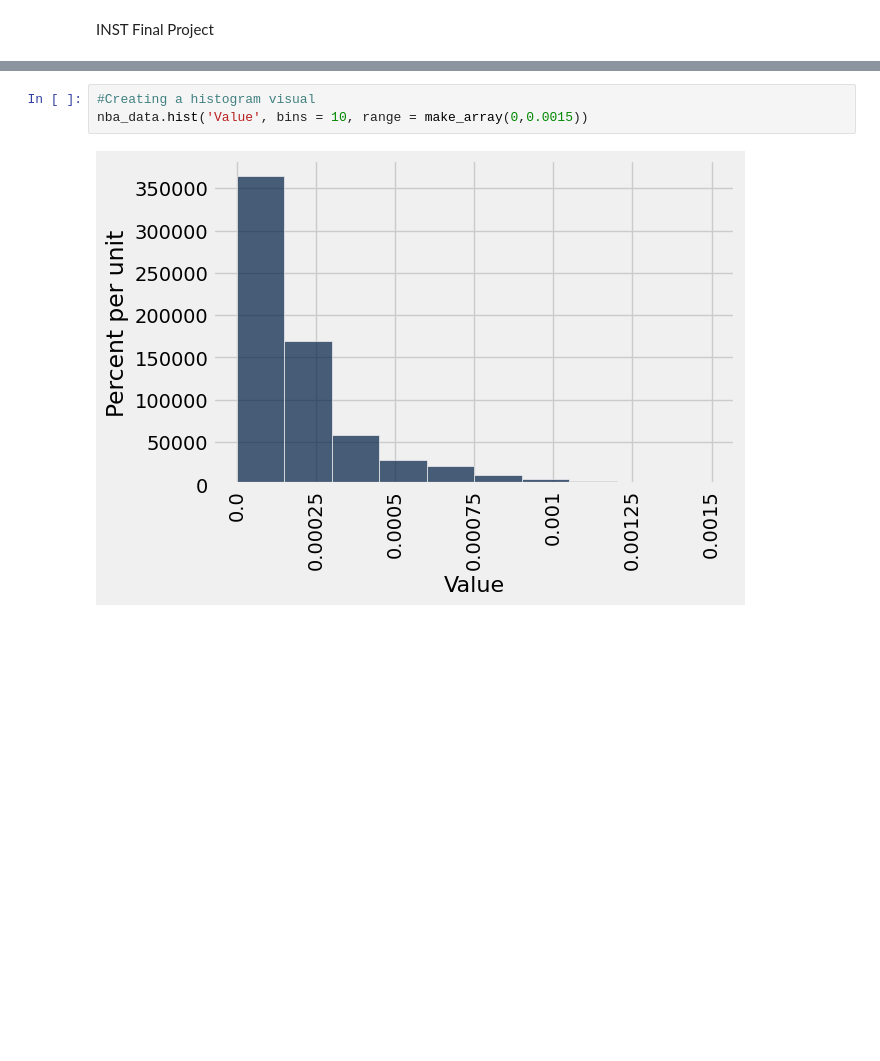
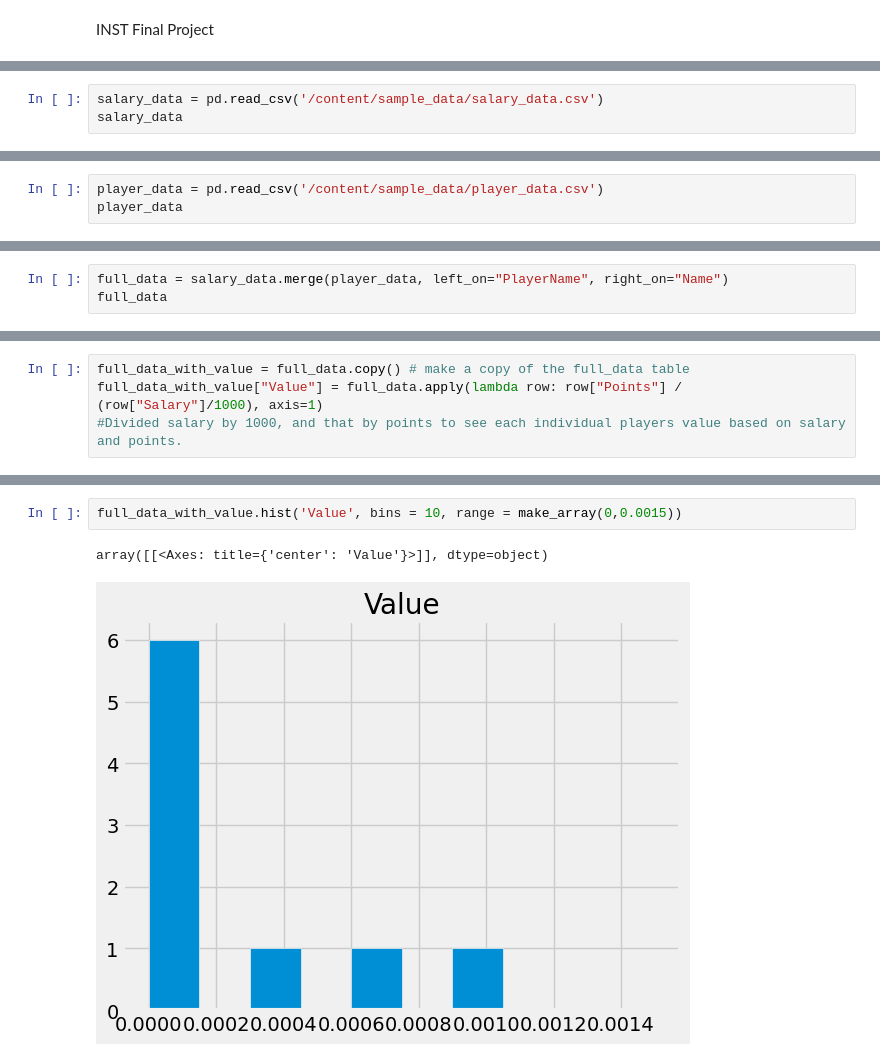
Before and after one commit to architgore/NBA-STATISTICS-DATASCIENCE, a Jupyter notebook: instfinalproject.ipynb, the cells around one changed output, grey strips where cells are left out. Saved outputs shown, nothing was run; the diff lists cells and outputs as text; blank space fills up the shorter version.

```diff
--- a/instfinalproject.ipynb
+++ b/instfinalproject.ipynb
@@ -51,0 +37,3 @@ nba_data.show(5)
+# %%
+salary_data = pd.read_csv('/content/sample_data/salary_data.csv')
+salary_data
@@ -51,0 +54,3 @@ nba_data.show(5)
+# %%
+player_data = pd.read_csv('/content/sample_data/player_data.csv')
+player_data
@@ -51,0 +71,3 @@ nba_data.show(5)
+# %%
+full_data = salary_data.merge(player_data, left_on="PlayerName", right_on="Name")
+full_data
@@ -51,0 +88,4 @@ nba_data.show(5)
+# %%
+full_data_with_value = full_data.copy() # make a copy of the full_data table
+full_data_with_value["Value"] = full_data.apply(lambda row: row["Points"] / (row["Salary"]/1000), axis=1)
+#Divided salary by 1000, and that by points to see each individual players value based on salary and points.
@@ -52,5 +108,5 @@ nba_data.show(5)
 # %%
-#Creating a histogram visual
-nba_data.hist('Value', bins = 10, range = make_array(0,0.0015))
+full_data_with_value.hist('Value', bins = 10, range = make_array(0,0.0015))
 # %% [output]
+array([[<Axes: title={'center': 'Value'}>]], dtype=object)
-[figure, old version]
+[figure, new version]
```
Also changed, not shown: parts of 17 cells of this notebook.
